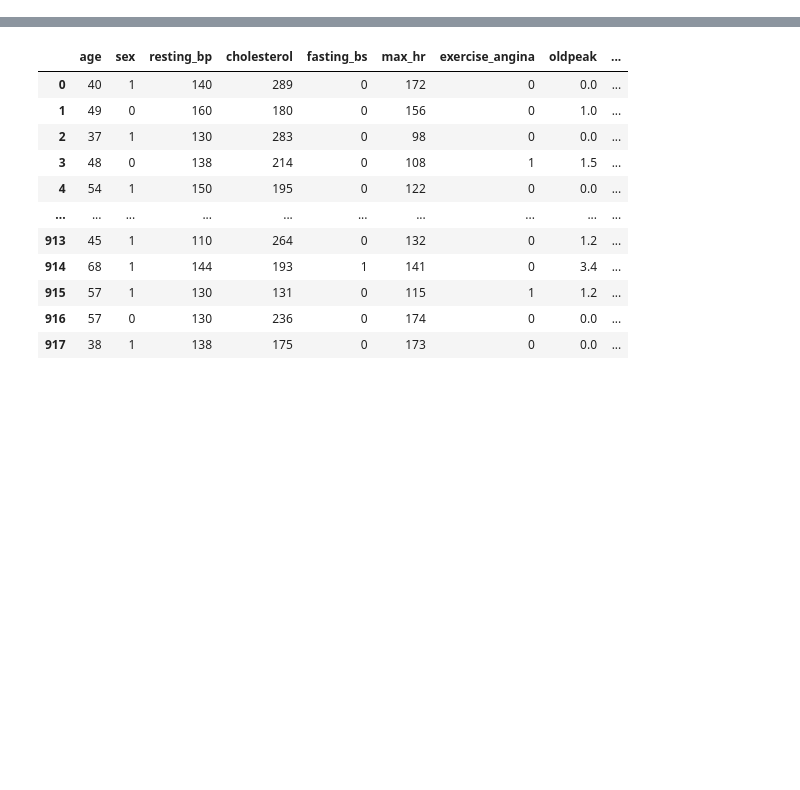
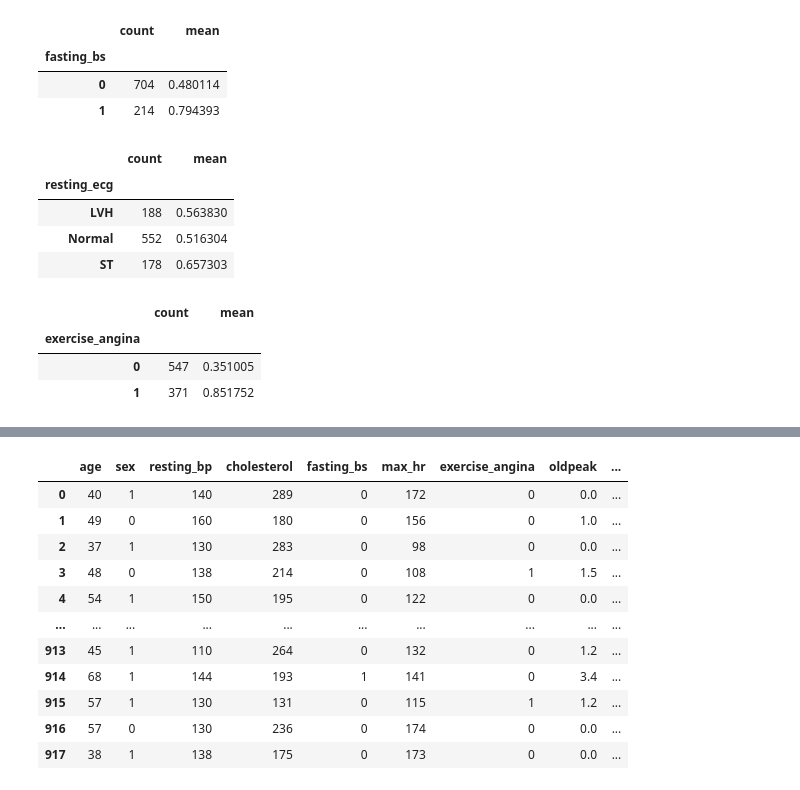
Before and after one commit to Elias-YJ/BDA_project, a Jupyter notebook: test.ipynb, the cells around one changed output, grey strips where cells are left out. Saved outputs shown, nothing was run; the diff lists cells and outputs as text; code cells hidden in the pictures; blank space fills up the shorter version.

```diff
--- a/test.ipynb
+++ b/test.ipynb
@@ -25,0 +44,22 @@ df
+# %%
+df.groupby('fasting_bs').heart_disease.agg(['count', 'mean'])
+# %% [output]
+|  | count | mean |
+| fasting_bs |  |  |
+| 0 | 704 | 0.480114 |
+| 1 | 214 | 0.794393 |
+# %%
+df.groupby('resting_ecg').heart_disease.agg(['count', 'mean'])
+# %% [output]
+|  | count | mean |
+| resting_ecg |  |  |
+| LVH | 188 | 0.563830 |
+| Normal | 552 | 0.516304 |
+| ST | 178 | 0.657303 |
+# %%
+df.groupby('exercise_angina').heart_disease.agg(['count', 'mean'])
+# %% [output]
+|  | count | mean |
+| exercise_angina |  |  |
+| 0 | 547 | 0.351005 |
+| 1 | 371 | 0.851752 |
```
Also changed, not shown: parts of 8 cells of this notebook, 1 other file.
